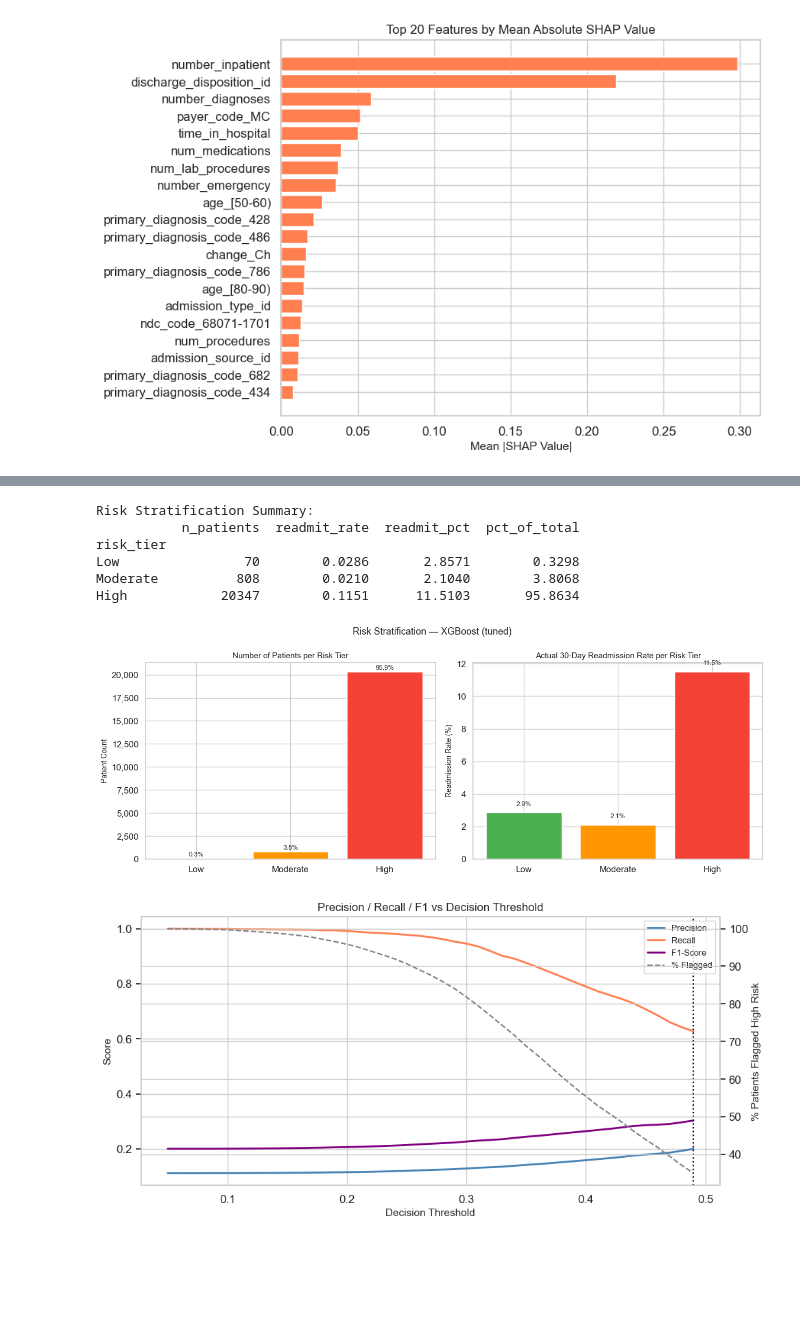
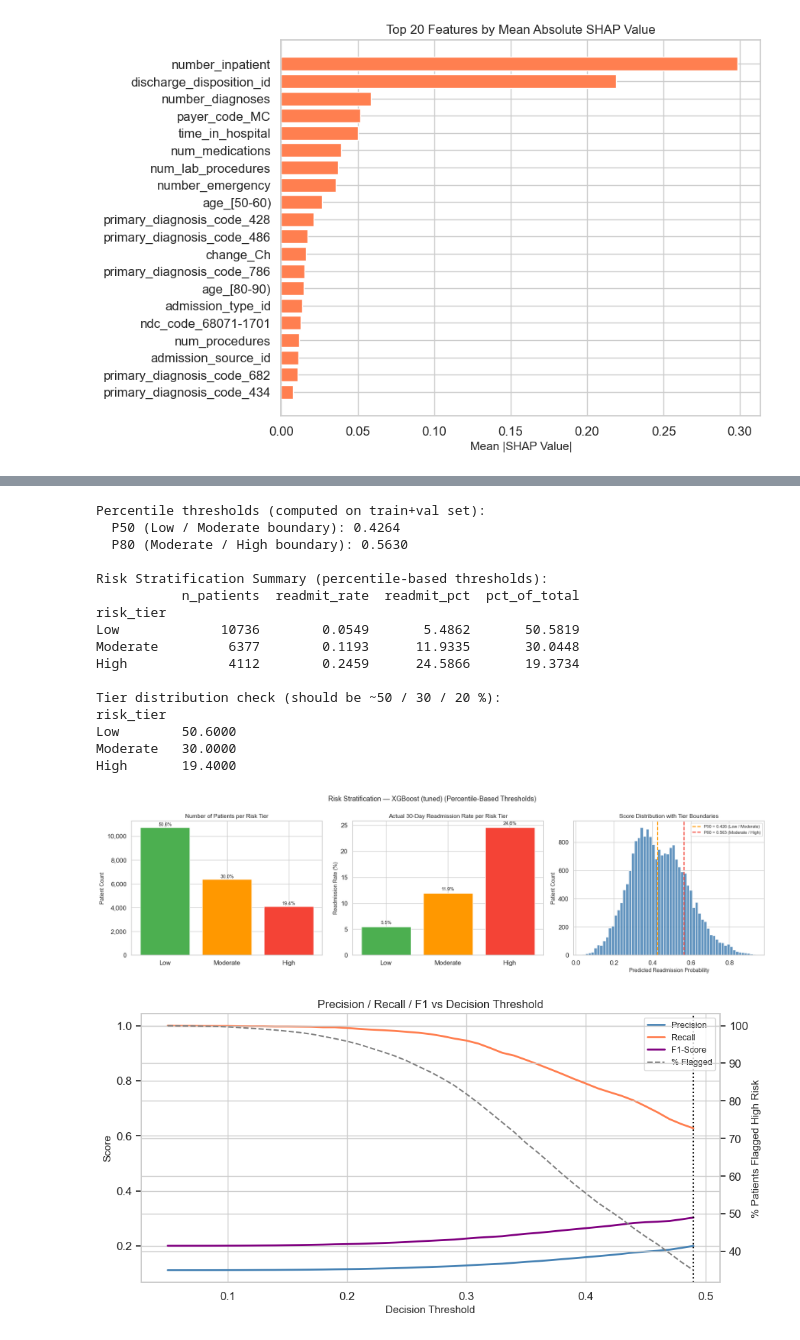
Before and after one commit to gundaja/capstone_project_initial_rep_and_eda, a Jupyter notebook: notebook3_evaluation.ipynb, the cells around one changed output, grey strips where cells are left out. Saved outputs shown, nothing was run; the diff lists cells and outputs as text; code cells hidden in the pictures; blank space fills up the shorter version.

Commit message:
Revise README.md and update stratification computations

```diff
--- a/notebook3_evaluation.ipynb
+++ b/notebook3_evaluation.ipynb
@@ -500,11 +516,21 @@ best_name  = summary_df.iloc[0]['Model']
 best_res   = test_results[best_name]
 probas     = best_res['y_proba']
 
-# Assign risk tiers based on predicted probability
-def assign_risk_tier(p):
-    if p < 0.10:   return 'Low'
-    elif p < 0.20: return 'Moderate'
-    else:          return 'High'
+# ── Percentile-based thresholds ──────────────────────────────────────────────
+# Compute on the training-set probabilities so thresholds reflect the
+# population the model was built on, then apply to the test set.
+train_probas  = best_xgb.predict_proba(X_trainval)[:, 1]
+thresh_low    = np.percentile(train_probas, 50)   # bottom 50 % → Low
+thresh_high   = np.percentile(train_probas, 80)   # top 20 %   → High
+
+print(f'Percentile thresholds (computed on train+val set):')
+print(f'  P50 (Low / Moderate boundary): {thresh_low:.4f}')
+print(f'  P80 (Moderate / High boundary): {thresh_high:.4f}')
+
+def assign_risk_tier(p, t_low=thresh_low, t_high=thresh_high):
+    if p < t_low:    return 'Low'
+    elif p < t_high: return 'Moderate'
+    else:            return 'High'
 
 risk_df = pd.DataFrame({
     'predicted_prob': probas,
@@ -520,52 +546,75 @@ tier_summary = (risk_df.groupby('risk_tier')
                   .assign(readmit_pct=lambda x: x['readmit_rate'] * 100,
                           pct_of_total=lambda x: x['n_patients'] / len(risk_df) * 100))
 
-print('Risk Stratification Summary:')
+print('\nRisk Stratification Summary (percentile-based thresholds):')
 print(tier_summary.to_string())
+print('\nTier distribution check (should be ~50 / 30 / 20 %):')
+print(tier_summary['pct_of_total'].round(1).to_string())
 # %% [output]
-Risk Stratification Summary:
+Percentile thresholds (computed on train+val set):
+  P50 (Low / Moderate boundary): 0.4264
+  P80 (Moderate / High boundary): 0.5630
+
+Risk Stratification Summary (percentile-based thresholds):
            n_patients  readmit_rate  readmit_pct  pct_of_total
 risk_tier
-Low                70        0.0286       2.8571        0.3298
-Moderate          808        0.0210       2.1040        3.8068
-High            20347        0.1151      11.5103       95.8634
+Low             10736        0.0549       5.4862       50.5819
+Moderate         6377        0.1193      11.9335       30.0448
+High             4112        0.2459      24.5866       19.3734
+
+Tier distribution check (should be ~50 / 30 / 20 %):
+risk_tier
+Low        50.6000
+Moderate   30.0000
+High       19.4000
 # %%
-# Visualise: patient count and actual readmission rate per tier
+# Visualise: patient count, actual readmission rate, and score distribution per tier
 tier_colors = {'Low': '#4CAF50', 'Moderate': '#FF9800', 'High': '#F44336'}
-fig, axes = plt.subplots(1, 2, figsize=(13, 5))
+fig, axes = plt.subplots(1, 3, figsize=(18, 5))
 
 # Left: patient counts per tier
 bars = axes[0].bar(
     tier_summary.index, tier_summary['n_patients'],
     color=[tier_colors[t] for t in tier_summary.index], edgecolor='white'
 )
 axes[0].set_title('Number of Patients per Risk Tier', fontsize=11)
 axes[0].set_ylabel('Patient Count', fontsize=10)
 axes[0].yaxis.set_major_formatter(mticker.FuncFormatter(lambda x, _: f'{int(x):,}'))
 for bar, (_, row) in zip(bars, tier_summary.iterrows()):
     axes[0].text(bar.get_x() + bar.get_width()/2,
                  bar.get_height() + 20,
                  f'{row["pct_of_total"]:.1f}%',
                  ha='center', va='bottom', fontsize=9)
 
-# Right: actual readmission rate per tier
+# Centre: actual readmission rate per tier
 bars2 = axes[1].bar(
     tier_summary.index, tier_summary['readmit_pct'],
     color=[tier_colors[t] for t in tier_summary.index], edgecolor='white'
 )
 axes[1].set_title('Actual 30-Day Readmission Rate per Risk Tier', fontsize=11)
 axes[1].set_ylabel('Readmission Rate (%)', fontsize=10)
 for bar, (_, row) in zip(bars2, tier_summary.iterrows()):
     axes[1].text(bar.get_x() + bar.get_width()/2,
                  row['readmit_pct'] + 0.3,
                  f"{row['readmit_pct']:.1f}%",
                  ha='center', va='bottom', fontsize=9)
 
-plt.suptitle(f'Risk Stratification — {best_name}', fontsize=13)
+# Right: predicted probability distribution with tier threshold lines
+axes[2].hist(probas, bins=60, color='steelblue', edgecolor='white', alpha=0.85)
+axes[2].axvline(thresh_low,  color='#FF9800', linestyle='--', linewidth=1.8,
+                label=f'P50 = {thresh_low:.3f} (Low / Moderate)')
+axes[2].axvline(thresh_high, color='#F44336',  linestyle='--', linewidth=1.8,
+                label=f'P80 = {thresh_high:.3f} (Moderate / High)')
+axes[2].set_xlabel('Predicted Readmission Probability', fontsize=10)
+axes[2].set_ylabel('Patient Count', fontsize=10)
+axes[2].set_title('Score Distribution with Tier Boundaries', fontsize=11)
+axes[2].legend(fontsize=8)
+
+plt.suptitle(f'Risk Stratification — {best_name} (Percentile-Based Thresholds)', fontsize=13)
 plt.tight_layout()
 plt.show()
 # %% [output]
-[figure, old version]
+[figure, new version]
 # %%
 # Threshold sensitivity: precision, recall, F1 vs decision threshold
 thresholds   = np.arange(0.05, 0.50, 0.01)
```
Also changed, not shown: parts of 1 cell of this notebook, 1 other file.
